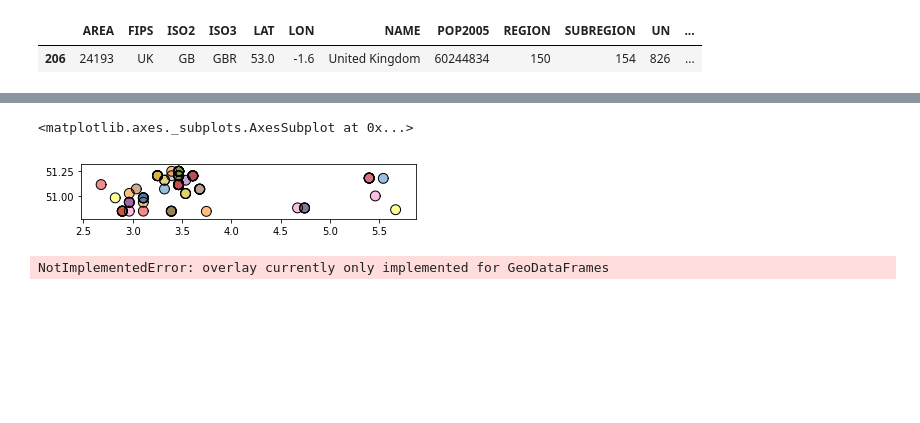
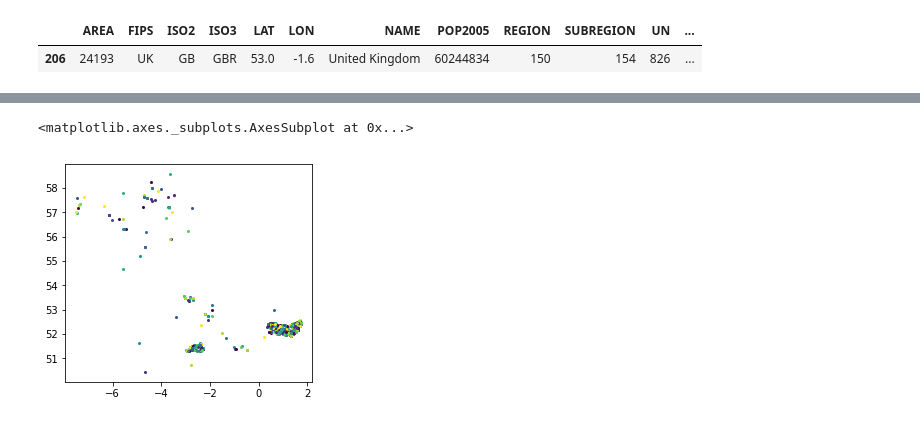
Before and after one commit to Vizzuality/eubon_butterflies, a Jupyter notebook: dev_notebooks/national_vector_only.ipynb, the cells around one changed output, grey strips where cells are left out. Cells and saved outputs as stored; diff of their text form; code cells hidden in the pictures; blank space fills up the shorter version.

```diff
--- a/dev_notebooks/national_vector_only.ipynb
+++ b/dev_notebooks/national_vector_only.ipynb
@@ -28,7 +29,10 @@ def point_maker(lon, lat):
 # %%
 rows =[]
 points = []
-for val in df.values[0:1000]:
+for val in df.values:
     lat, lon, date, year, species = val
     points.append(point_maker(lon,lat))
     rows.append([ date, year, species])
+
+series = gpd.GeoDataFrame(rows, crs={'init':'epsg:4326'}, geometry=points, columns=['date','year','species'])
+series.head()
@@ -39,2 +45,0 @@ for val in df.values[0:1000]:
-# %%
-series = gpd.GeoDataFrame(rows, crs='epsg:4326', geometry=points, columns=['date','year','species'])
@@ -92,0 +87,3 @@ test= series.buffer(0.05)
+# %%
+%%time
+uk_points = sjoin(series, uk, how='inner', op='intersects')
@@ -93,9 +108,5 @@ test= series.buffer(0.05)
 # %%
-test[0:100].plot()
+uk_points[0::100].plot()
 # %% [output]
 <matplotlib.axes._subplots.AxesSubplot at 0x...>
-[figure, old version]
+[figure, new version]
-# %%
-intersecting_points = gpd.overlay(uk, series.buffer(0.5), how='intersection')
-# %% [output]
-NotImplementedError: overlay currently only implemented for GeoDataFrames
```
Also changed, not shown: parts of 25 cells of this notebook, 5 other files.
